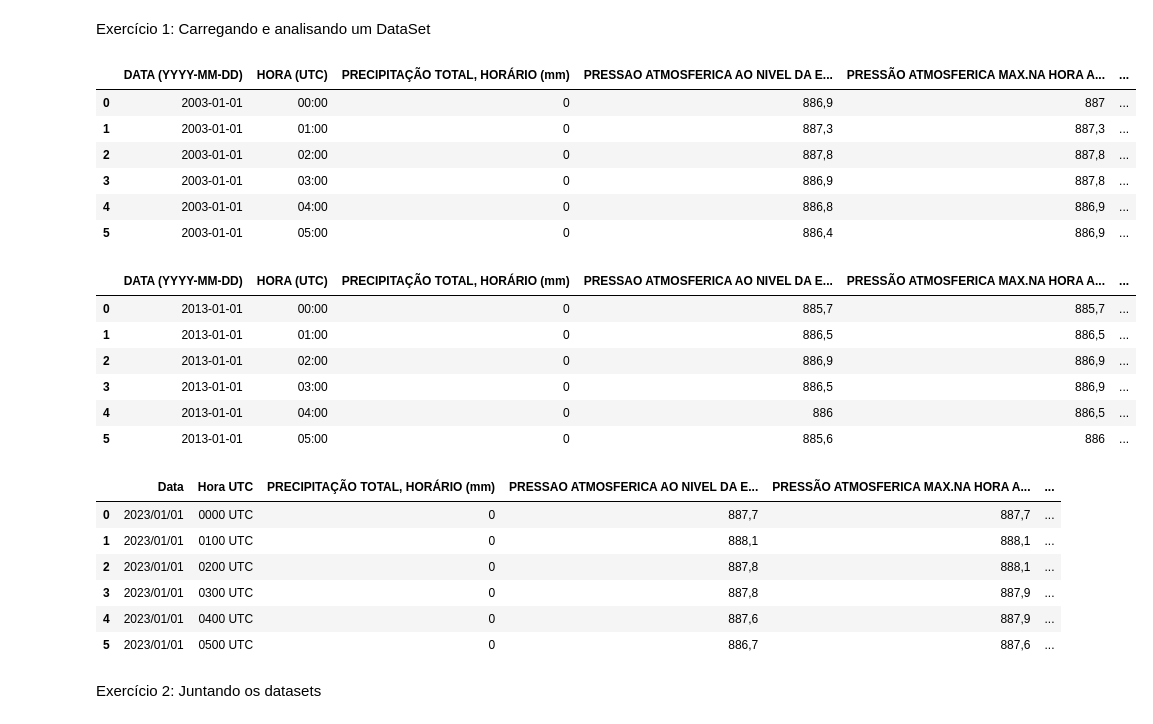
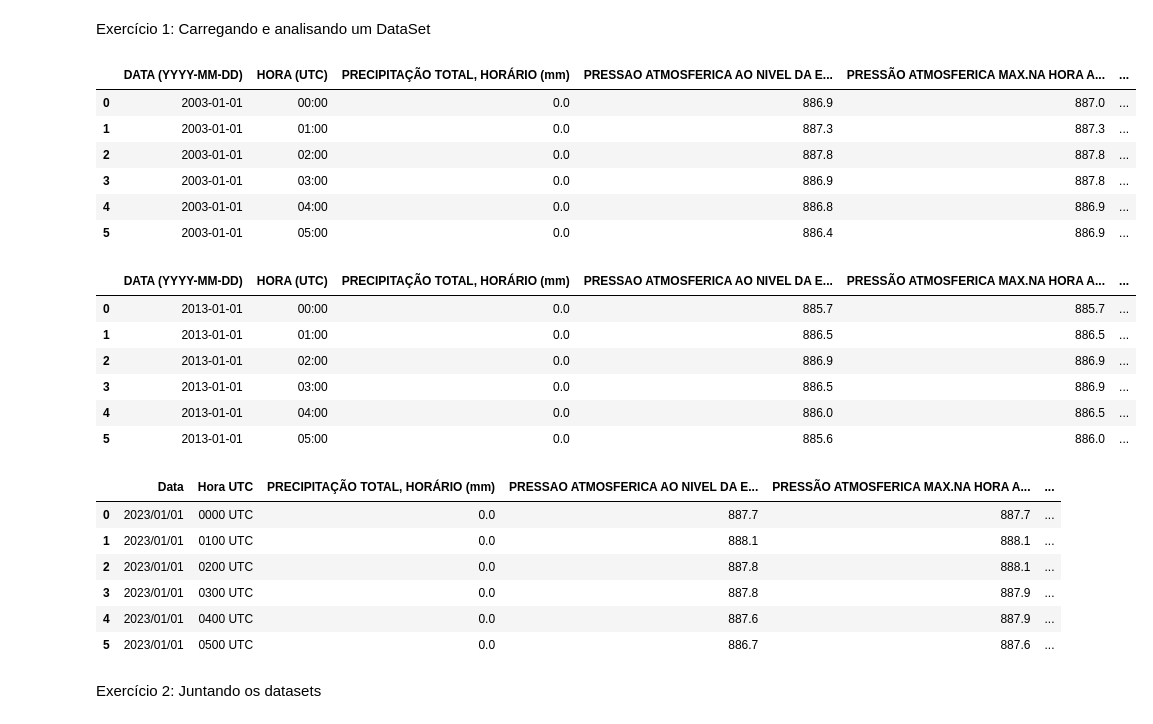
Before and after one commit to AllanaCampos/Python_Basico, a Jupyter notebook: Girleide/P007/Prática7.ipynb, the cells around one changed output. Drawn from its saved outputs; the diff is of its cells as text; code cells hidden in the pictures.

```diff
--- a/Girleide/P007/Prática7.ipynb
+++ b/Girleide/P007/Prática7.ipynb
@@ -3,38 +3,38 @@ Exercício 1: Carregando e analisando um DataSet
 # %%
 import pandas as pd
 # %%
-brasilia2003 = pd.read_csv('arquivos/INMET_CO_DF_A001_BRASILIA_01-01-2003_A_31-12-2003.CSV', encoding='latin1', sep=';', skiprows=8)
-brasilia2013 = pd.read_csv('arquivos/INMET_CO_DF_A001_BRASILIA_01-01-2013_A_31-12-2013.CSV',  encoding='latin1', sep=';', skiprows=8)
-brasilia2023 = pd.read_csv('arquivos/INMET_CO_DF_A001_BRASILIA_01-01-2023_A_31-12-2023.CSV',  encoding='latin1', sep=';', skiprows=8)
+brasilia2003 = pd.read_csv('arquivos/INMET_CO_DF_A001_BRASILIA_01-01-2003_A_31-12-2003.CSV', encoding='latin1', decimal=',', sep=';', skiprows=8)
+brasilia2013 = pd.read_csv('arquivos/INMET_CO_DF_A001_BRASILIA_01-01-2013_A_31-12-2013.CSV',  encoding='latin1', decimal=',', sep=';', skiprows=8)
+brasilia2023 = pd.read_csv('arquivos/INMET_CO_DF_A001_BRASILIA_01-01-2023_A_31-12-2023.CSV',  encoding='latin1', decimal=',', sep=';', skiprows=8)
 brasilia2003.head(6)
 # %% [output]
 |  | DATA (YYYY-MM-DD) | HORA (UTC) | PRECIPITAÇÃO TOTAL, HORÁRIO (mm) | PRESSAO ATMOSFERICA AO NIVEL DA E... | PRESSÃO ATMOSFERICA MAX.NA HORA A... | ... |
-| 0 | 2003-01-01 | 00:00 | 0 | 886,9 | 887 | ... |
-| 1 | 2003-01-01 | 01:00 | 0 | 887,3 | 887,3 | ... |
-| 2 | 2003-01-01 | 02:00 | 0 | 887,8 | 887,8 | ... |
-| 3 | 2003-01-01 | 03:00 | 0 | 886,9 | 887,8 | ... |
-| 4 | 2003-01-01 | 04:00 | 0 | 886,8 | 886,9 | ... |
-| 5 | 2003-01-01 | 05:00 | 0 | 886,4 | 886,9 | ... |
+| 0 | 2003-01-01 | 00:00 | 0.0 | 886.9 | 887.0 | ... |
+| 1 | 2003-01-01 | 01:00 | 0.0 | 887.3 | 887.3 | ... |
+| 2 | 2003-01-01 | 02:00 | 0.0 | 887.8 | 887.8 | ... |
+| 3 | 2003-01-01 | 03:00 | 0.0 | 886.9 | 887.8 | ... |
+| 4 | 2003-01-01 | 04:00 | 0.0 | 886.8 | 886.9 | ... |
+| 5 | 2003-01-01 | 05:00 | 0.0 | 886.4 | 886.9 | ... |
 # %%
 brasilia2013.head(6)
 # %% [output]
 |  | DATA (YYYY-MM-DD) | HORA (UTC) | PRECIPITAÇÃO TOTAL, HORÁRIO (mm) | PRESSAO ATMOSFERICA AO NIVEL DA E... | PRESSÃO ATMOSFERICA MAX.NA HORA A... | ... |
-| 0 | 2013-01-01 | 00:00 | 0 | 885,7 | 885,7 | ... |
-| 1 | 2013-01-01 | 01:00 | 0 | 886,5 | 886,5 | ... |
-| 2 | 2013-01-01 | 02:00 | 0 | 886,9 | 886,9 | ... |
-| 3 | 2013-01-01 | 03:00 | 0 | 886,5 | 886,9 | ... |
-| 4 | 2013-01-01 | 04:00 | 0 | 886 | 886,5 | ... |
-| 5 | 2013-01-01 | 05:00 | 0 | 885,6 | 886 | ... |
+| 0 | 2013-01-01 | 00:00 | 0.0 | 885.7 | 885.7 | ... |
+| 1 | 2013-01-01 | 01:00 | 0.0 | 886.5 | 886.5 | ... |
+| 2 | 2013-01-01 | 02:00 | 0.0 | 886.9 | 886.9 | ... |
+| 3 | 2013-01-01 | 03:00 | 0.0 | 886.5 | 886.9 | ... |
+| 4 | 2013-01-01 | 04:00 | 0.0 | 886.0 | 886.5 | ... |
+| 5 | 2013-01-01 | 05:00 | 0.0 | 885.6 | 886.0 | ... |
 # %%
 brasilia2023.head(6)
 # %% [output]
 |  | Data | Hora UTC | PRECIPITAÇÃO TOTAL, HORÁRIO (mm) | PRESSAO ATMOSFERICA AO NIVEL DA E... | PRESSÃO ATMOSFERICA MAX.NA HORA A... | ... |
-| 0 | 2023/01/01 | 0000 UTC | 0 | 887,7 | 887,7 | ... |
-| 1 | 2023/01/01 | 0100 UTC | 0 | 888,1 | 888,1 | ... |
-| 2 | 2023/01/01 | 0200 UTC | 0 | 887,8 | 888,1 | ... |
-| 3 | 2023/01/01 | 0300 UTC | 0 | 887,8 | 887,9 | ... |
-| 4 | 2023/01/01 | 0400 UTC | 0 | 887,6 | 887,9 | ... |
-| 5 | 2023/01/01 | 0500 UTC | 0 | 886,7 | 887,6 | ... |
+| 0 | 2023/01/01 | 0000 UTC | 0.0 | 887.7 | 887.7 | ... |
+| 1 | 2023/01/01 | 0100 UTC | 0.0 | 888.1 | 888.1 | ... |
+| 2 | 2023/01/01 | 0200 UTC | 0.0 | 887.8 | 888.1 | ... |
+| 3 | 2023/01/01 | 0300 UTC | 0.0 | 887.8 | 887.9 | ... |
+| 4 | 2023/01/01 | 0400 UTC | 0.0 | 887.6 | 887.9 | ... |
+| 5 | 2023/01/01 | 0500 UTC | 0.0 | 886.7 | 887.6 | ... |
 # %% [markdown]
 Exercício 2: Juntando os datasets
 # %% [markdown]
```
Also changed, not shown: parts of 14 cells of this notebook.
